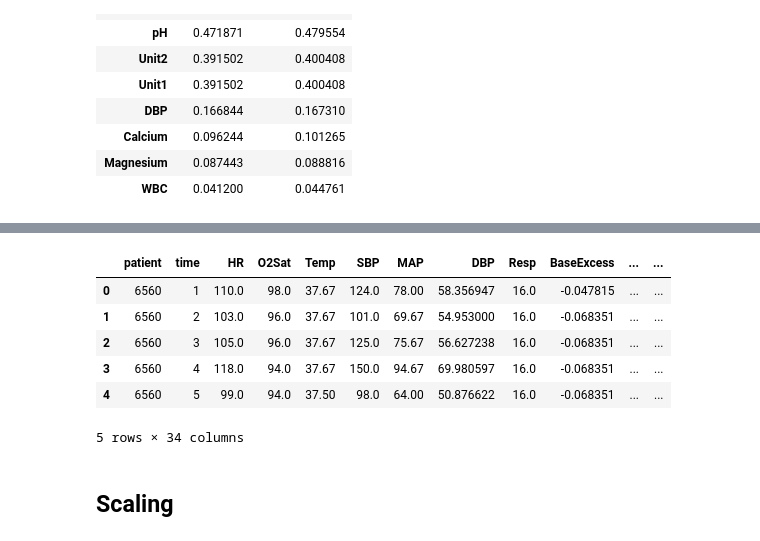
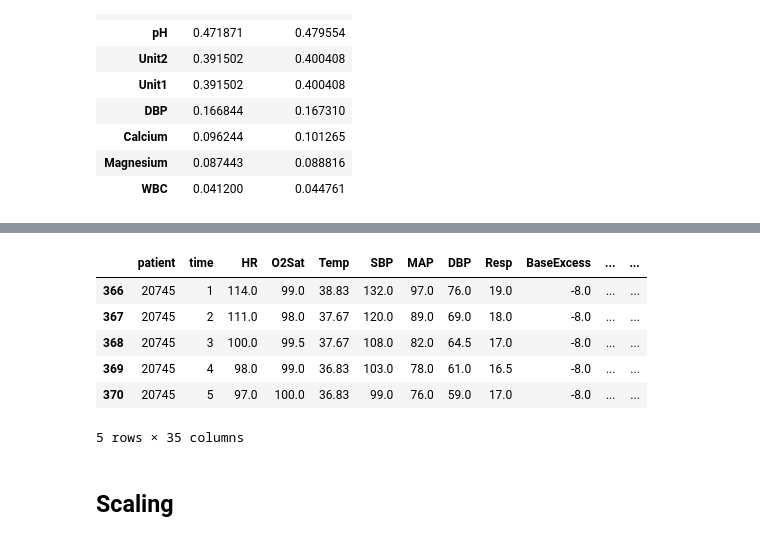
Before and after one commit to alanklin/BC-Fall2024-CaseCompetition-Team2, a Jupyter notebook: Code/data_pipeline_true.ipynb, the cells around one changed output, grey strips where cells are left out. Saved outputs shown, nothing was run; the diff lists cells and outputs as text; code cells hidden in the pictures.

```diff
--- a/Code/data_pipeline_true.ipynb
+++ b/Code/data_pipeline_true.ipynb
@@ -125,8 +109,10 @@ imputer.fit(imputed_sample)
 # NOTE :
 This needs python 3.12 to get the .fit and .transforms funcitons on the MissForest imputer
 # %%
+imputer = MissForest()
+
 imputer_input = pre_imputed_train.drop('SepsisLabel', axis = 1)
-imputed_data = imputer.transform(imputer_input)
+imputed_data = imputer.fit_transform(imputer_input)
 
 imputed_data['SepsisLabel'] = pre_imputed_train['SepsisLabel']
 
@@ -151,0 +154,18 @@ dtype: int64
+# %%
+# Create variable to see if patient ever has sepsis
+imputed_data['SepsisPatient'] = imputed_data.groupby('patient')['SepsisLabel'].transform(lambda x: 1 if (x == 1).any() else 0)
+
+
+# Create create [patient, SepsisEver] pair to take stratified sample
+patientsList = imputed_data.drop_duplicates(subset=['patient', 'SepsisPatient'])[['patient', 'SepsisPatient']]
+
+X_sample = patientsList['patient']
+y_sample =  patientsList['SepsisPatient']
+
+# Take stratified sample based upon whether individual ever has Sepsis
+patient_labels_train, patient_labels_validate, _, _ = train_test_split(X_sample, y_sample, test_size=0.2, stratify=y_sample)
+# %%
+# Reexpand Train Data
+train_split_data = imputed_data[imputed_data['patient'].isin(patient_labels_train)].drop('SepsisPatient', axis = 1)
+validate_split_data = imputed_data[imputed_data['patient'].isin(patient_labels_validate)].drop('SepsisPatient', axis = 1)
+validate_split_data.head()
@@ -595,13 +581,16 @@ featured_test = FeatureEngineering(imputed_test)
+# %%
+featured_validate = FeatureEngineering(validate_split_data)
+featured_test = FeatureEngineering(imputed_test)
 # %%
-featured_test.head()
+featured_validate.head()
 # %% [output]
 |  | patient | time | HR | O2Sat | Temp | SBP | MAP | DBP | Resp | BaseExcess | ... | ... |
-| 0 | 6560 | 1 | 110.0 | 98.0 | 37.67 | 124.0 | 78.00 | 58.356947 | 16.0 | -0.047815 | ... | ... |
-| 1 | 6560 | 2 | 103.0 | 96.0 | 37.67 | 101.0 | 69.67 | 54.953000 | 16.0 | -0.068351 | ... | ... |
-| 2 | 6560 | 3 | 105.0 | 96.0 | 37.67 | 125.0 | 75.67 | 56.627238 | 16.0 | -0.068351 | ... | ... |
-| 3 | 6560 | 4 | 118.0 | 94.0 | 37.67 | 150.0 | 94.67 | 69.980597 | 16.0 | -0.068351 | ... | ... |
-| 4 | 6560 | 5 | 99.0 | 94.0 | 37.50 | 98.0 | 64.00 | 50.876622 | 16.0 | -0.068351 | ... | ... |
+| 366 | 20745 | 1 | 114.0 | 99.0 | 38.83 | 132.0 | 97.0 | 76.0 | 19.0 | -8.0 | ... | ... |
+| 367 | 20745 | 2 | 111.0 | 98.0 | 37.67 | 120.0 | 89.0 | 69.0 | 18.0 | -8.0 | ... | ... |
+| 368 | 20745 | 3 | 100.0 | 99.5 | 37.67 | 108.0 | 82.0 | 64.5 | 17.0 | -8.0 | ... | ... |
+| 369 | 20745 | 4 | 98.0 | 99.0 | 36.83 | 103.0 | 78.0 | 61.0 | 16.5 | -8.0 | ... | ... |
+| 370 | 20745 | 5 | 97.0 | 100.0 | 36.83 | 99.0 | 76.0 | 59.0 | 17.0 | -8.0 | ... | ... |
-5 rows × 34 columns
+5 rows × 35 columns
 # %% [markdown]
 ## Scaling
 # %%
```
Also changed, not shown: parts of 23 cells of this notebook, 7 other files.
